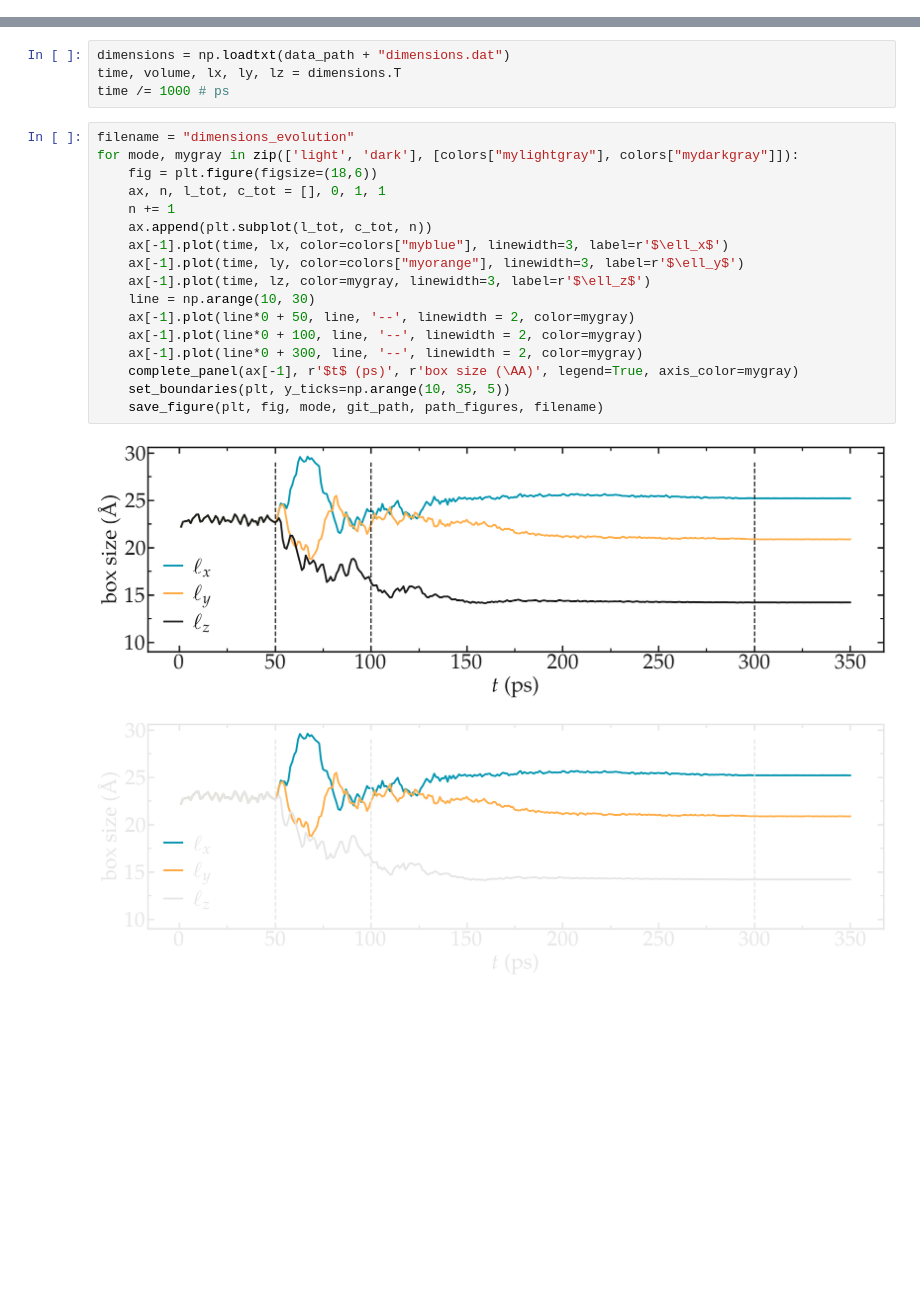
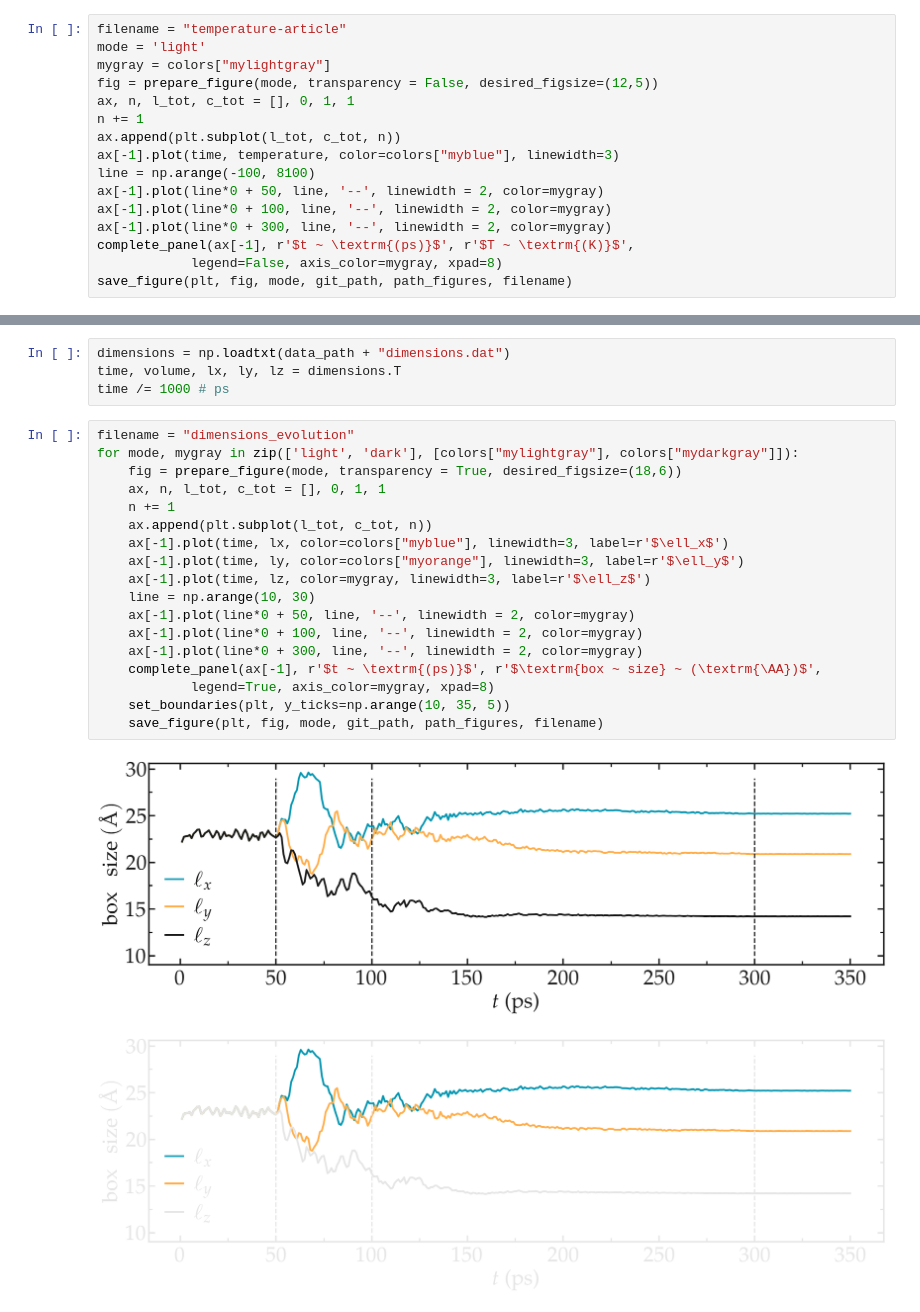
Before and after one commit to lammpstutorials/lammpstutorials.github.io, a Jupyter notebook: docs/sphinx/source/tutorials/figures/level3/water-adsorption-in-silica/temperature_evolution-pyplot.ipynb, the cells around one changed output, grey strips where cells are left out. Drawn from its saved outputs; the diff is of its cells as text; blank space fills up the shorter version.

```diff
--- a/docs/sphinx/source/tutorials/figures/level3/water-adsorption-in-silica/temperature_evolution-pyplot.ipynb
+++ b/docs/sphinx/source/tutorials/figures/level3/water-adsorption-in-silica/temperature_evolution-pyplot.ipynb
@@ -41,3 +42,19 @@ for mode, mygray in zip(['light', 'dark'], [colors["mylightgray"], colors["mydar
 # %% [output]
 [figure]
 [figure]
+# %%
+filename = "temperature-article"
+mode = 'light'
+mygray = colors["mylightgray"]
+fig = prepare_figure(mode, transparency = False, desired_figsize=(12,5))
+ax, n, l_tot, c_tot = [], 0, 1, 1
+n += 1
+ax.append(plt.subplot(l_tot, c_tot, n))
+ax[-1].plot(time, temperature, color=colors["myblue"], linewidth=3)
+line = np.arange(-100, 8100)
+ax[-1].plot(line*0 + 50, line, '--', linewidth = 2, color=mygray)
+ax[-1].plot(line*0 + 100, line, '--', linewidth = 2, color=mygray)
+ax[-1].plot(line*0 + 300, line, '--', linewidth = 2, color=mygray)
+complete_panel(ax[-1], r'$t ~ \textrm{(ps)}$', r'$T ~ \textrm{(K)}$',
+            legend=False, axis_color=mygray, xpad=8)
+save_figure(plt, fig, mode, git_path, path_figures, filename)
@@ -48,20 +67,21 @@ time /= 1000 # ps
 # %%
 filename = "dimensions_evolution"
 for mode, mygray in zip(['light', 'dark'], [colors["mylightgray"], colors["mydarkgray"]]):
-    fig = plt.figure(figsize=(18,6))
+    fig = prepare_figure(mode, transparency = True, desired_figsize=(18,6))
     ax, n, l_tot, c_tot = [], 0, 1, 1
     n += 1
     ax.append(plt.subplot(l_tot, c_tot, n))
     ax[-1].plot(time, lx, color=colors["myblue"], linewidth=3, label=r'$\ell_x$')
     ax[-1].plot(time, ly, color=colors["myorange"], linewidth=3, label=r'$\ell_y$')
     ax[-1].plot(time, lz, color=mygray, linewidth=3, label=r'$\ell_z$')
     line = np.arange(10, 30)
     ax[-1].plot(line*0 + 50, line, '--', linewidth = 2, color=mygray)
     ax[-1].plot(line*0 + 100, line, '--', linewidth = 2, color=mygray)
     ax[-1].plot(line*0 + 300, line, '--', linewidth = 2, color=mygray)
-    complete_panel(ax[-1], r'$t$ (ps)', r'box size (\AA)', legend=True, axis_color=mygray)
+    complete_panel(ax[-1], r'$t ~ \textrm{(ps)}$', r'$\textrm{box ~ size} ~ (\textrm{\AA})$',
+            legend=True, axis_color=mygray, xpad=8)
     set_boundaries(plt, y_ticks=np.arange(10, 35, 5))
     save_figure(plt, fig, mode, git_path, path_figures, filename)
 # %% [output]
-[figure, old version]
+[figure, new version]
 [figure]
```
Also changed, not shown: parts of 4 cells of this notebook, 11 other files.
